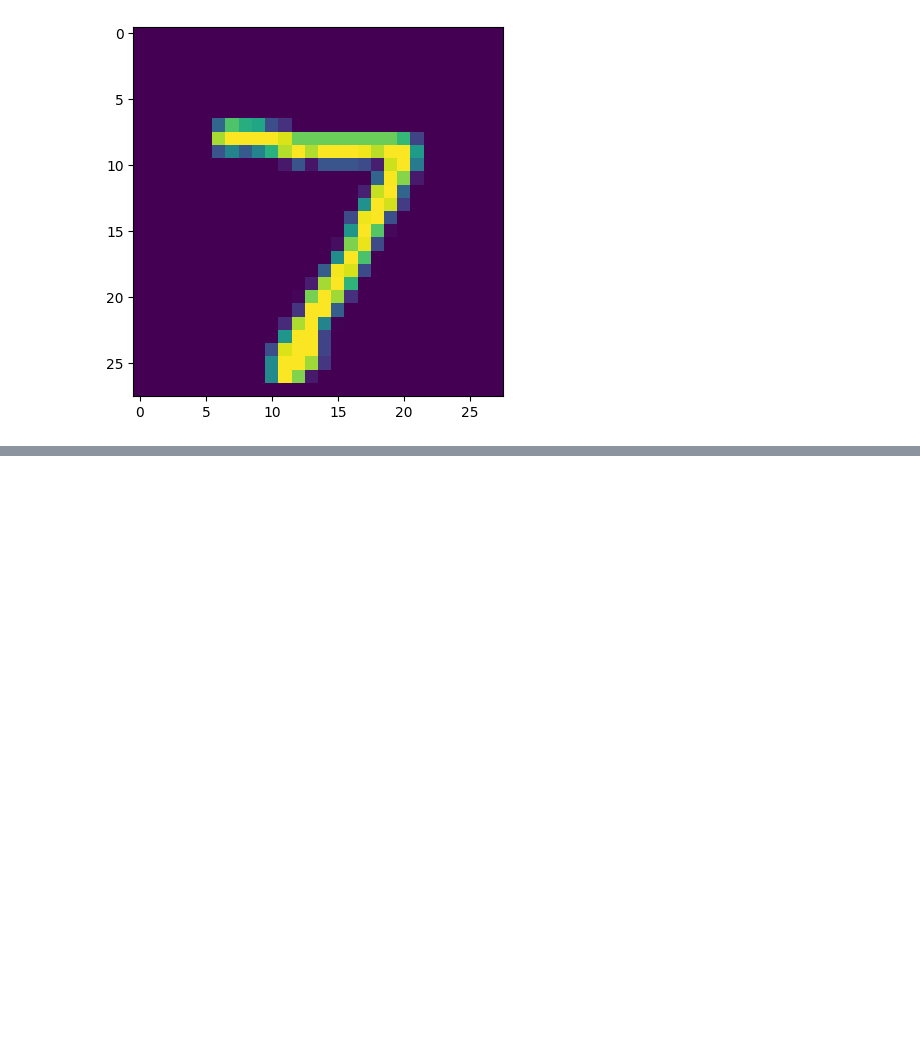
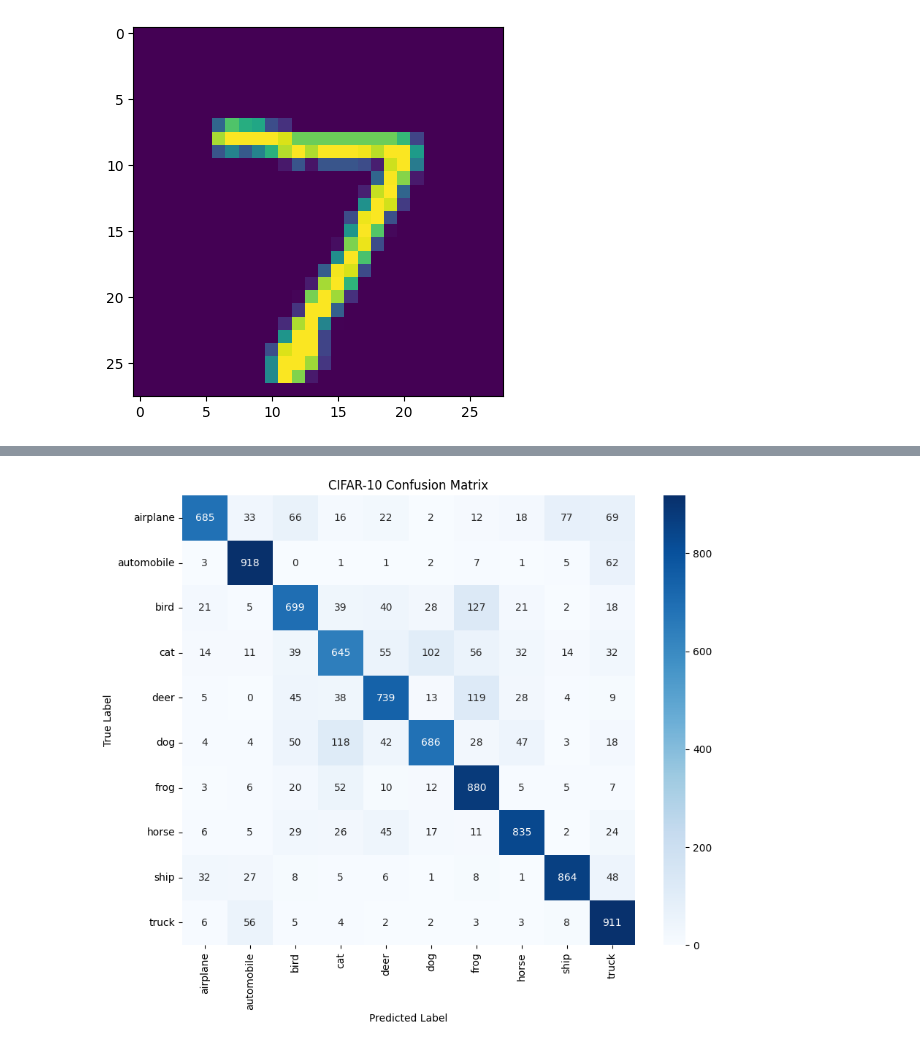
Before and after one commit to I7411/THDeepLearning, a Jupyter notebook: CNN_Buoi3.ipynb, the cells around one changed output, grey strips where cells are left out. Cells and saved outputs as stored; diff of their text form; code cells hidden in the pictures; blank space fills up the shorter version.

```diff
--- a/CNN_Buoi3.ipynb
+++ b/CNN_Buoi3.ipynb
@@ -182,0 +524,6 @@ model.add(MaxPool2D(pool_size=(2,2
+# %%
+y_pred_prob = model.predict(test_ds)
+y_pred = np.argmax(y_pred_prob, axis=1)
+
+print("Classification Report:")
+print(classification_report(y_test, y_pred, target_names=class_names))
@@ -182,0 +549,19 @@ model.add(MaxPool2D(pool_size=(2,2
+# %%
+cm = confusion_matrix(y_test, y_pred)
+
+plt.figure(figsize=(10, 8))
+sns.heatmap(
+    cm,
+    annot=True,
+    fmt="d",
+    cmap="Blues",
+    xticklabels=class_names,
+    yticklabels=class_names
+)
+
+plt.xlabel("Predicted Label")
+plt.ylabel("True Label")
+plt.title("CIFAR-10 Confusion Matrix")
+plt.show()
+# %% [output]
+[figure, added]
```
Also changed, not shown: parts of 18 cells of this notebook.
